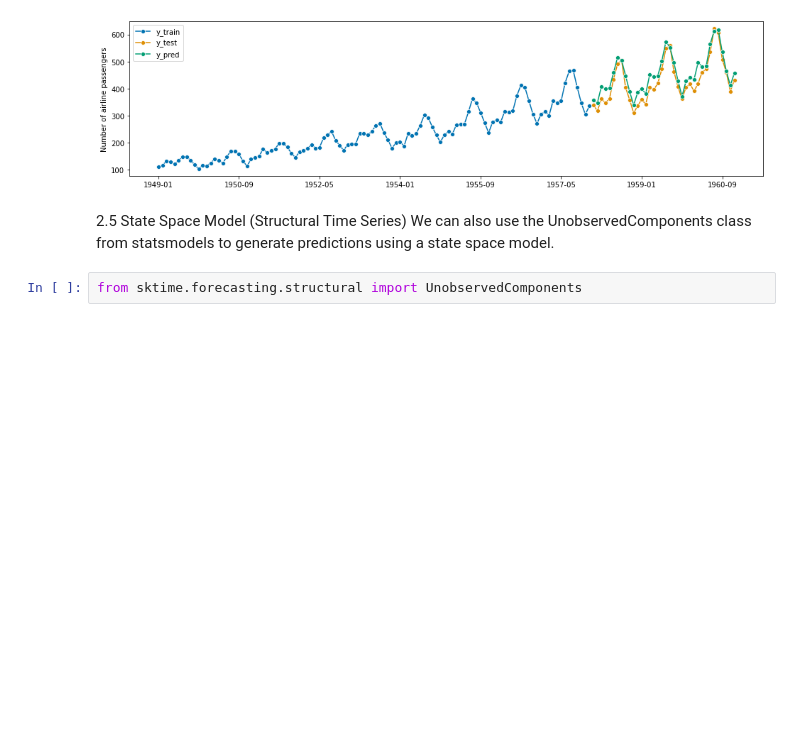
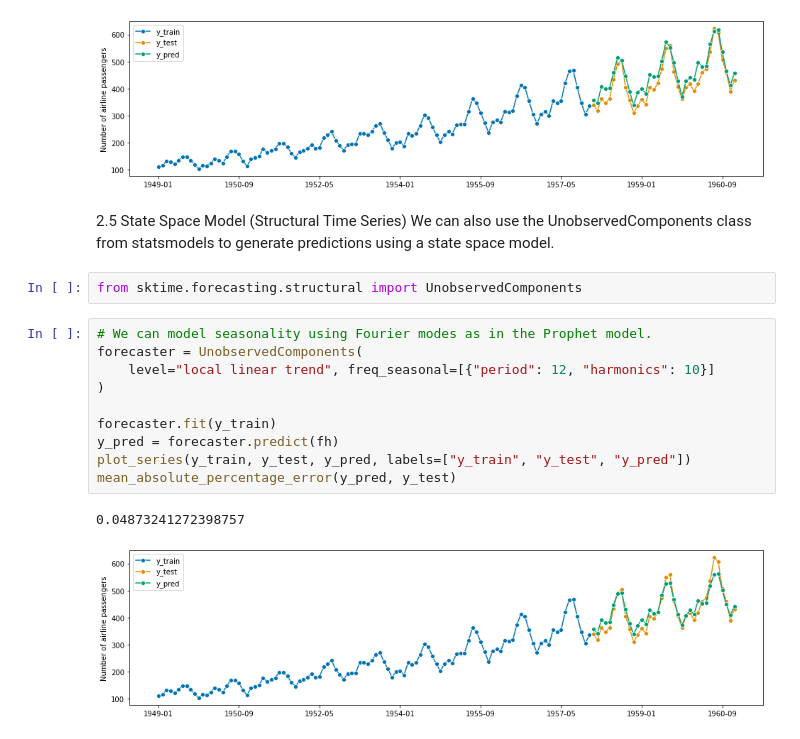
Before and after one commit to TNTran92/sktime, a Jupyter notebook: introduction_to_sktime/02 - Forecasters in sktime - main families.ipynb, the cells around one changed output. Saved outputs shown, nothing was run; the diff lists cells and outputs as text; blank space fills up the shorter version.

```diff
--- a/introduction_to_sktime/02 - Forecasters in sktime - main families.ipynb
+++ b/introduction_to_sktime/02 - Forecasters in sktime - main families.ipynb
@@ -191,3 +195,16 @@ mean_absolute_percentage_error(y_pred, y_test)
 We can also use the UnobservedComponents class from statsmodels to generate predictions using a state space model.
 # %%
 from sktime.forecasting.structural import UnobservedComponents
+# %%
+# We can model seasonality using Fourier modes as in the Prophet model.
+forecaster = UnobservedComponents(
+    level="local linear trend", freq_seasonal=[{"period": 12, "harmonics": 10}]
+)
+
+forecaster.fit(y_train)
+y_pred = forecaster.predict(fh)
+plot_series(y_train, y_test, y_pred, labels=["y_train", "y_test", "y_pred"])
+mean_absolute_percentage_error(y_pred, y_test)
+# %% [output]
+0.04873241272398757
+[figure, added]
```
Also changed, not shown: parts of 4 cells of this notebook, 2 other files.
